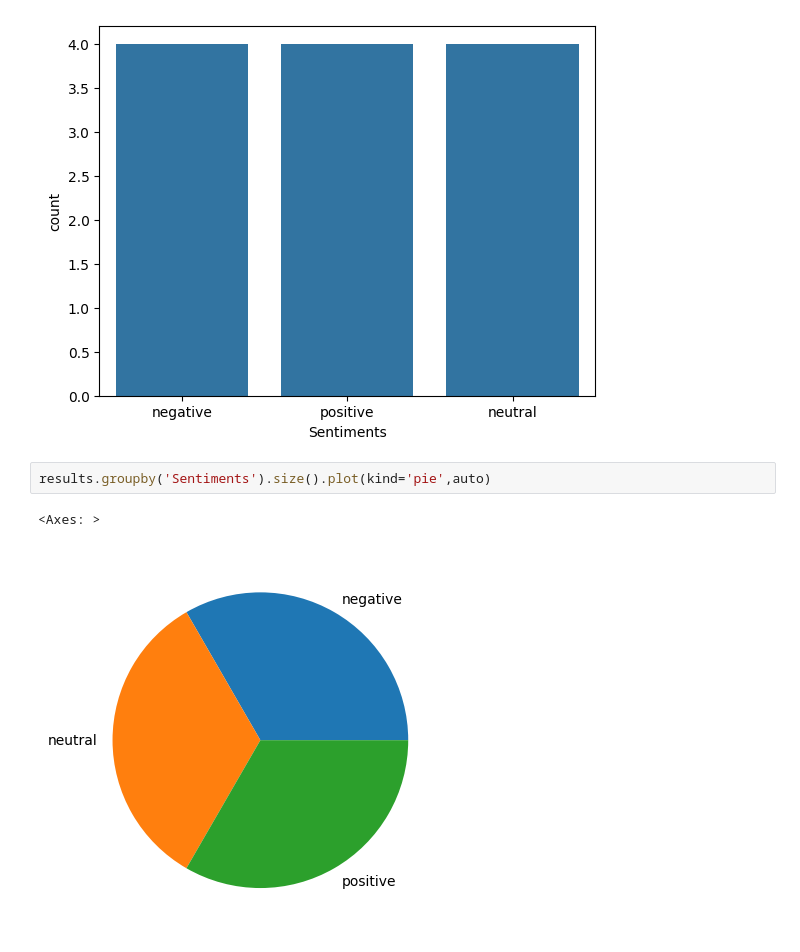
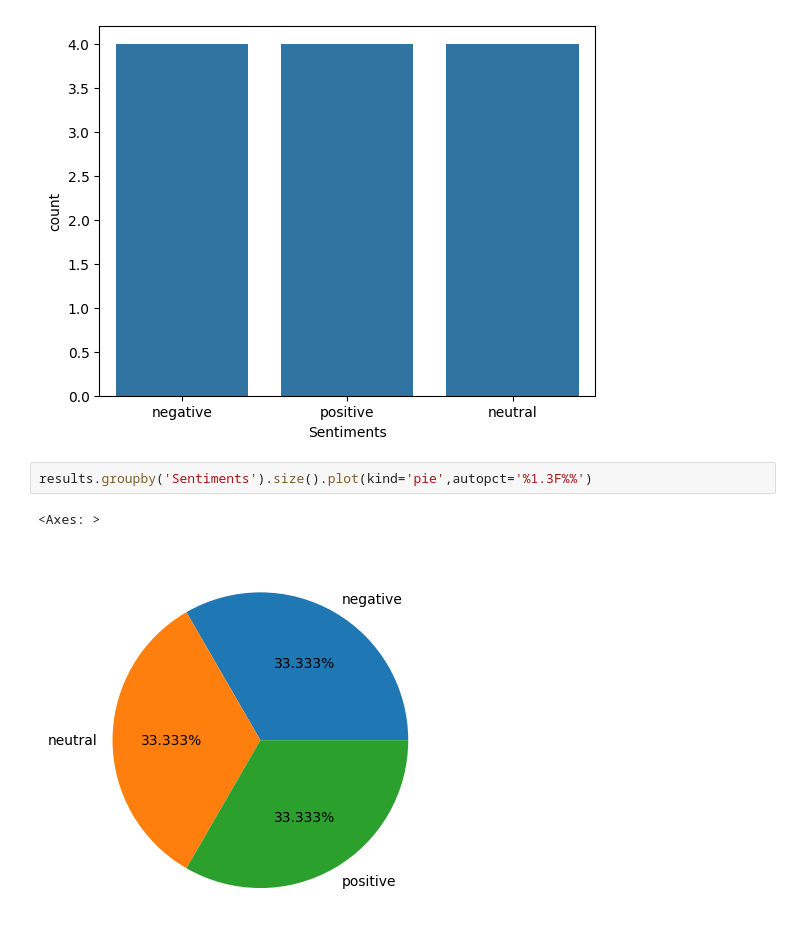
Before and after one commit to MwangiSara/Natural-Language-Processing, a Jupyter notebook: NLP_day2.ipynb, the cells around one changed output. Saved outputs shown, nothing was run; the diff lists cells and outputs as text.

```diff
--- a/NLP_day2.ipynb
+++ b/NLP_day2.ipynb
@@ -155,7 +155,7 @@ sns.countplot(x='Sentiments', data= results)
 <Axes: xlabel='Sentiments', ylabel='count'>
 [figure]
 # %%
-results.groupby('Sentiments').size().plot(kind='pie',auto)
+results.groupby('Sentiments').size().plot(kind='pie',autopct='%1.3F%%')
 # %% [output]
 <Axes: >
-[figure, old version]
+[figure, new version]
```
Also changed, not shown: parts of 1 cell of this notebook.
